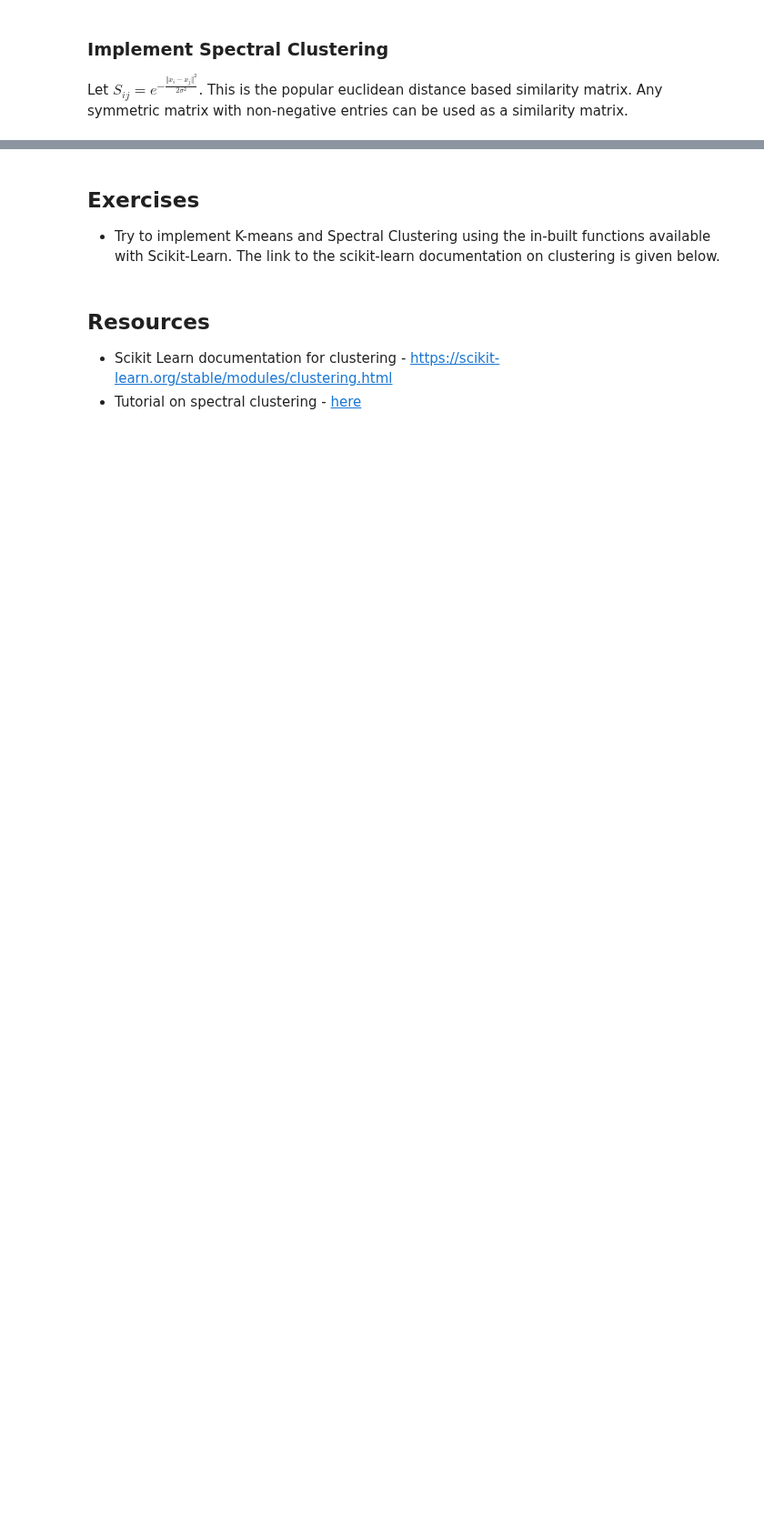
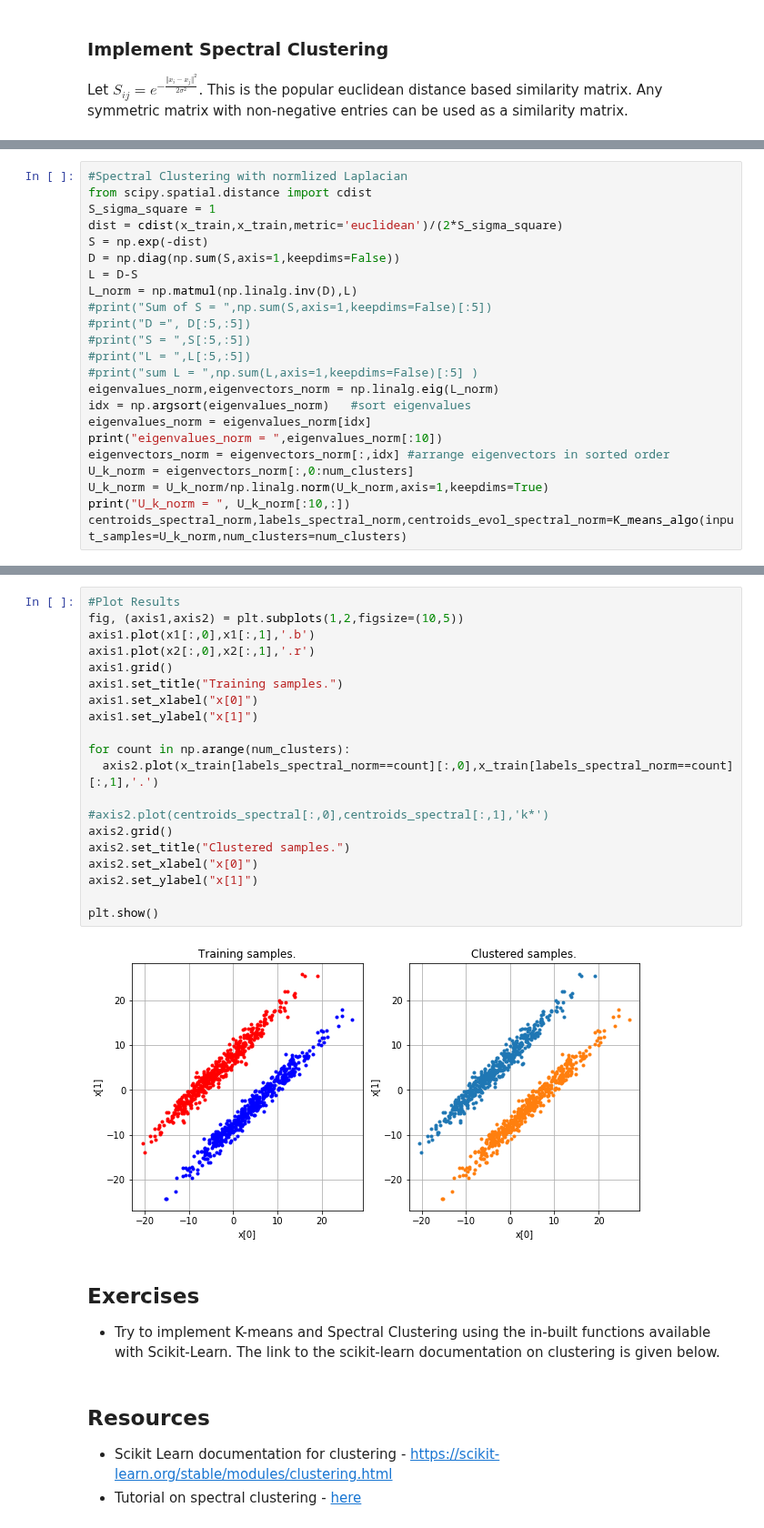
Before and after one commit to nidhin-koshy/Notebooks, a Jupyter notebook: Clustering.ipynb, the cells around one changed output, grey strips where cells are left out. Shown at 91% size. Cells and saved outputs as stored; diff of their text form; blank space fills up the shorter version.

```diff
--- a/Clustering.ipynb
+++ b/Clustering.ipynb
@@ -241,0 +262,23 @@ plt.show()
+# %%
+#Spectral Clustering with normlized Laplacian
+from scipy.spatial.distance import cdist
+S_sigma_square = 1
+dist = cdist(x_train,x_train,metric='euclidean')/(2*S_sigma_square)
+S = np.exp(-dist)
+D = np.diag(np.sum(S,axis=1,keepdims=False))
+L = D-S
+L_norm = np.matmul(np.linalg.inv(D),L)
+#print("Sum of S = ",np.sum(S,axis=1,keepdims=False)[:5])
+#print("D =", D[:5,:5])
+#print("S = ",S[:5,:5])
+#print("L = ",L[:5,:5])
+#print("sum L = ",np.sum(L,axis=1,keepdims=False)[:5] )
+eigenvalues_norm,eigenvectors_norm = np.linalg.eig(L_norm)
+idx = np.argsort(eigenvalues_norm)   #sort eigenvalues
+eigenvalues_norm = eigenvalues_norm[idx]
+print("eigenvalues_norm = ",eigenvalues_norm[:10])
+eigenvectors_norm = eigenvectors_norm[:,idx] #arrange eigenvectors in sorted order
+U_k_norm = eigenvectors_norm[:,0:num_clusters]
+U_k_norm = U_k_norm/np.linalg.norm(U_k_norm,axis=1,keepdims=True)
+print("U_k_norm = ", U_k_norm[:10,:])
+centroids_spectral_norm,labels_spectral_norm,centroids_evol_spectral_norm=K_means_algo(input_samples=U_k_norm,num_clusters=num_clusters)
@@ -242,3 +299,25 @@ plt.show()
+# %%
+#Plot Results
+fig, (axis1,axis2) = plt.subplots(1,2,figsize=(10,5))
+axis1.plot(x1[:,0],x1[:,1],'.b')
+axis1.plot(x2[:,0],x2[:,1],'.r')
+axis1.grid()
+axis1.set_title("Training samples.")
+axis1.set_xlabel("x[0]")
+axis1.set_ylabel("x[1]")
+
+for count in np.arange(num_clusters):
+  axis2.plot(x_train[labels_spectral_norm==count][:,0],x_train[labels_spectral_norm==count][:,1],'.')
+
+#axis2.plot(centroids_spectral[:,0],centroids_spectral[:,1],'k*')
+axis2.grid()
+axis2.set_title("Clustered samples.")
+axis2.set_xlabel("x[0]")
+axis2.set_ylabel("x[1]")
+
+plt.show()
+# %% [output]
+[figure, added]
 # %% [markdown]
 ## Exercises
 * Try to implement K-means and Spectral Clustering using the in-built functions available with Scikit-Learn. The link to the scikit-learn documentation on clustering is given below.
```
Also changed, not shown: parts of 9 cells of this notebook.
